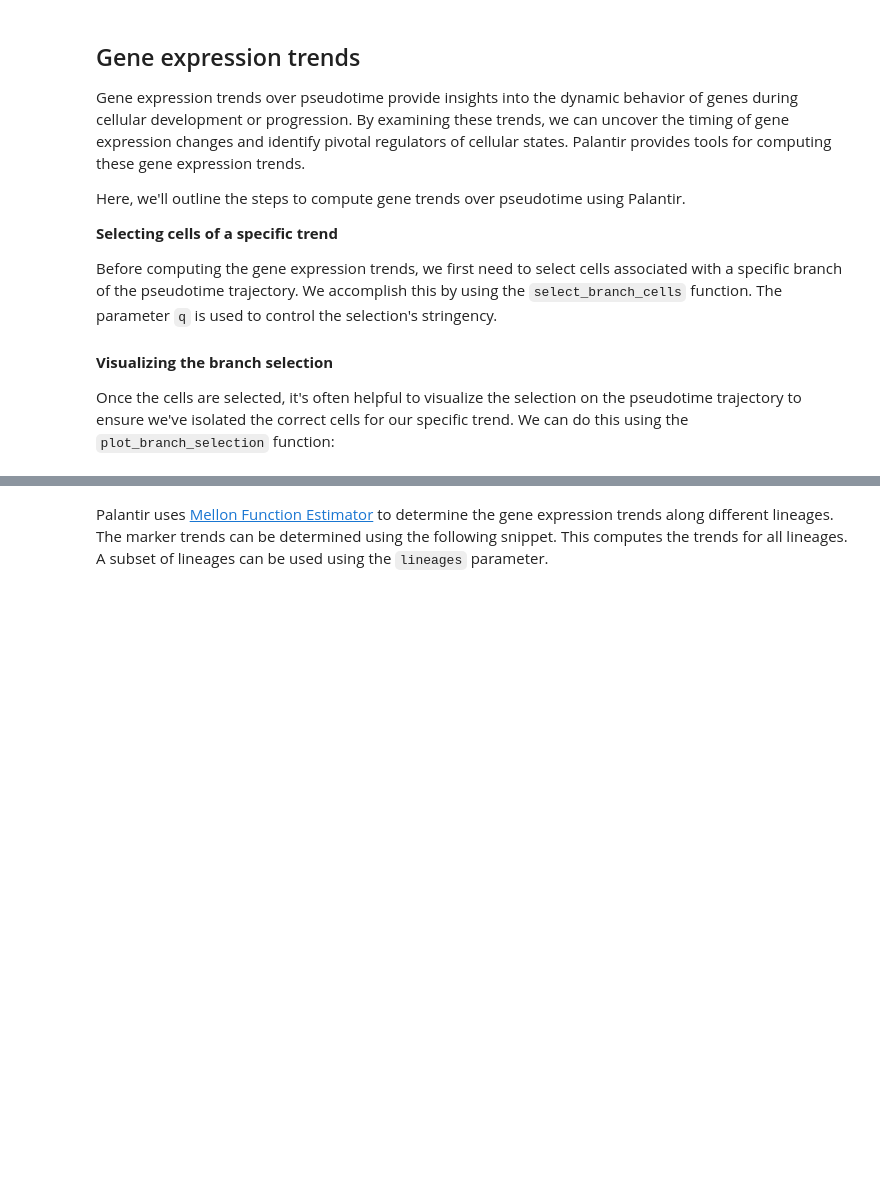
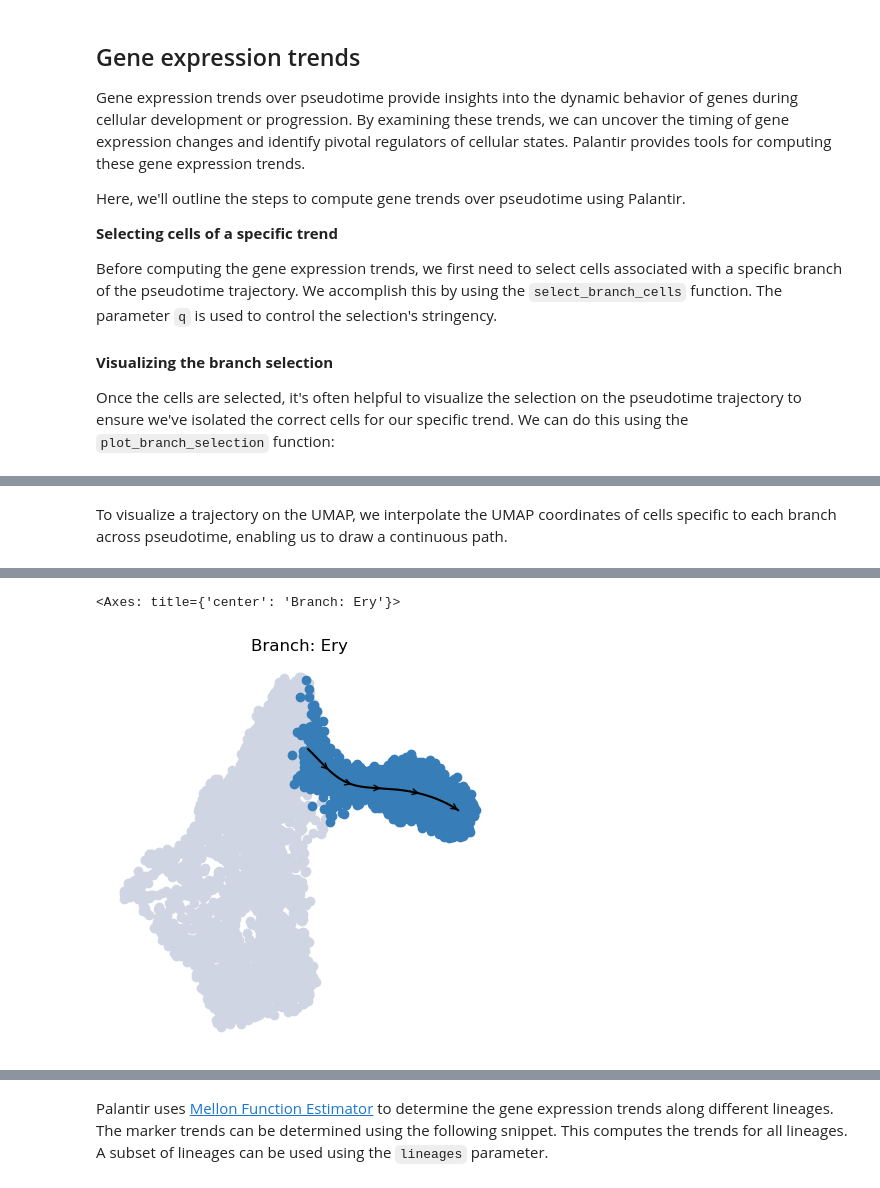
Before and after one commit to dpeerlab/Palantir, a Jupyter notebook: notebooks/Palantir_sample_notebook.ipynb, the cells around one changed output, grey strips where cells are left out. Saved outputs shown, nothing was run; the diff lists cells and outputs as text; code cells hidden in the pictures; blank space fills up the shorter version.

Commit message:
update notebook with `plot_trajectory`

```diff
--- a/notebooks/Palantir_sample_notebook.ipynb
+++ b/notebooks/Palantir_sample_notebook.ipynb
@@ -255,0 +254,5 @@ plt.show()
+# %% [markdown]
+To visualize a trajectory on the UMAP, we interpolate the UMAP coordinates of cells specific to each branch across pseudotime, enabling us to draw a continuous path.
+# %%
+palantir.plot.plot_trajectory(ad, "Ery")
+# %% [output]
@@ -255,0 +262,2 @@ plt.show()
+<Axes: title={'center': 'Branch: Ery'}>
+[figure, added]
```
Also changed, not shown: parts of 17 cells of this notebook.
